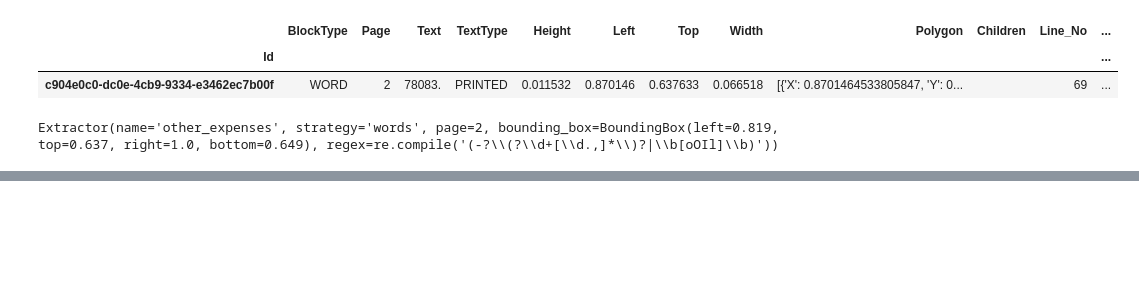
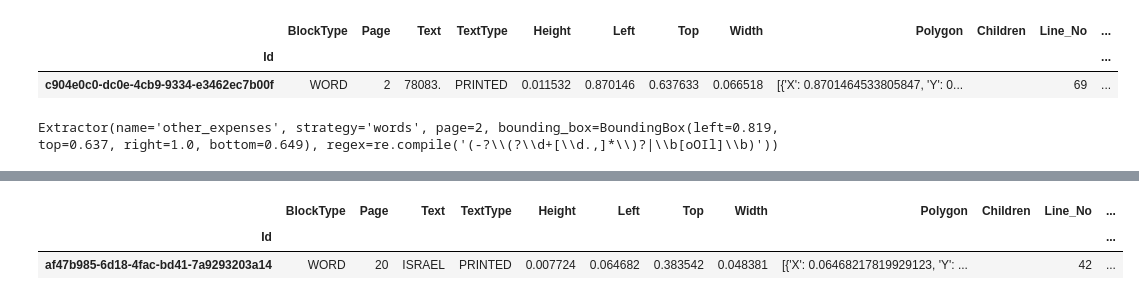
Before and after one commit to ethanscorey/parse_990_textract, a Jupyter notebook: debug_notebook.ipynb, the cells around one changed output, grey strips where cells are left out. Drawn from its saved outputs; the diff is of its cells as text; code cells hidden in the pictures; blank space fills up the shorter version.

```diff
--- a/debug_notebook.ipynb
+++ b/debug_notebook.ipynb
@@ -199,0 +380,6 @@ test_lines.loc[test_lines["Text"].str.contains("\(b\) Number")]
+# %%
+page_20_words.loc[page_20_words["Text"] == "ISRAEL"]
+# %% [output]
+|  | BlockType | Page | Text | TextType | Height | Left | Top | Width | Polygon | Children | Line_No | ... |
+| Id |  |  |  |  |  |  |  |  |  |  |  | ... |
+| af47b985-6d18-4fac-bd41-7a9293203a14 | WORD | 20 | ISRAEL | PRINTED | 0.007724 | 0.064682 | 0.383542 | 0.048381 | [{'X': 0.06468217819929123, 'Y': ... |  | 42 | ... |
```
Also changed, not shown: parts of 26 cells of this notebook, 5 other files.
